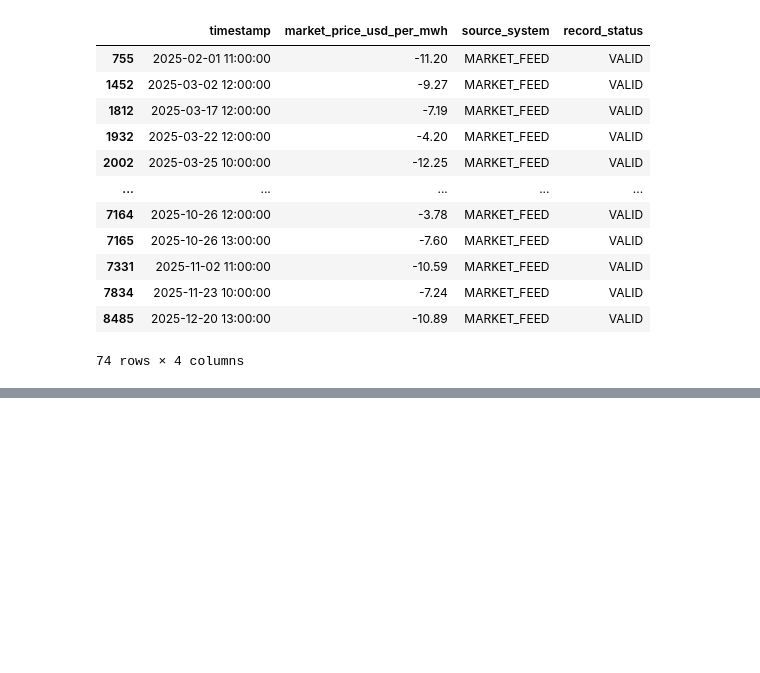
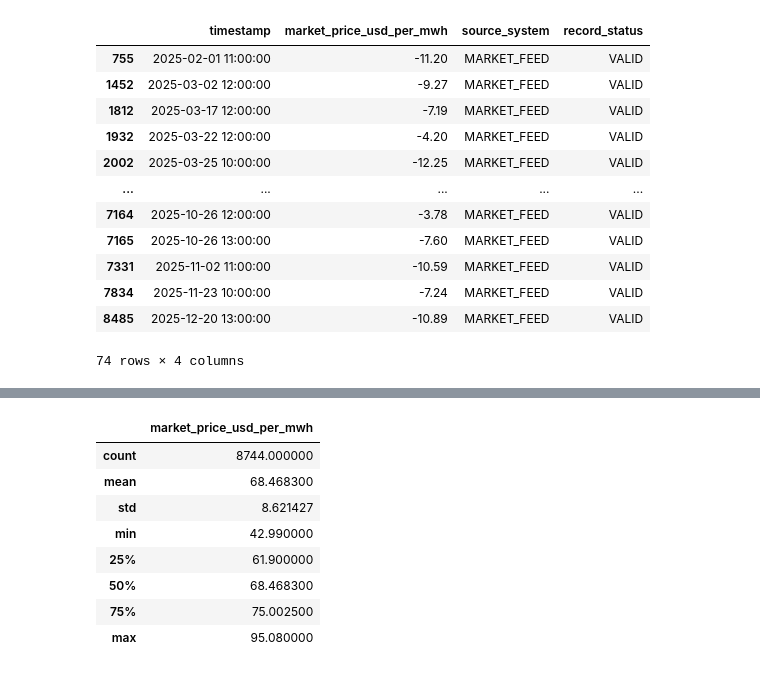
Before and after one commit to sadamhabnawi28/GreenGrid_Energy_Project, a Jupyter notebook: scripts/data_cleaning.ipynb, the cells around one changed output, grey strips where cells are left out. Cells and saved outputs as stored; diff of their text form; code cells hidden in the pictures; blank space fills up the shorter version.

```diff
--- a/scripts/data_cleaning.ipynb
+++ b/scripts/data_cleaning.ipynb
@@ -320,0 +340,12 @@ df_market_price[df_market_price["market_price_usd_per_mwh"] < 0]
+# %%
+df_market_price.describe()
+# %% [output]
+|  | market_price_usd_per_mwh |
+| count | 8744.000000 |
+| mean | 68.468300 |
+| std | 8.621427 |
+| min | 42.990000 |
+| 25% | 61.900000 |
+| 50% | 68.468300 |
+| 75% | 75.002500 |
+| max | 95.080000 |
```
Also changed, not shown: parts of 4 cells of this notebook.
